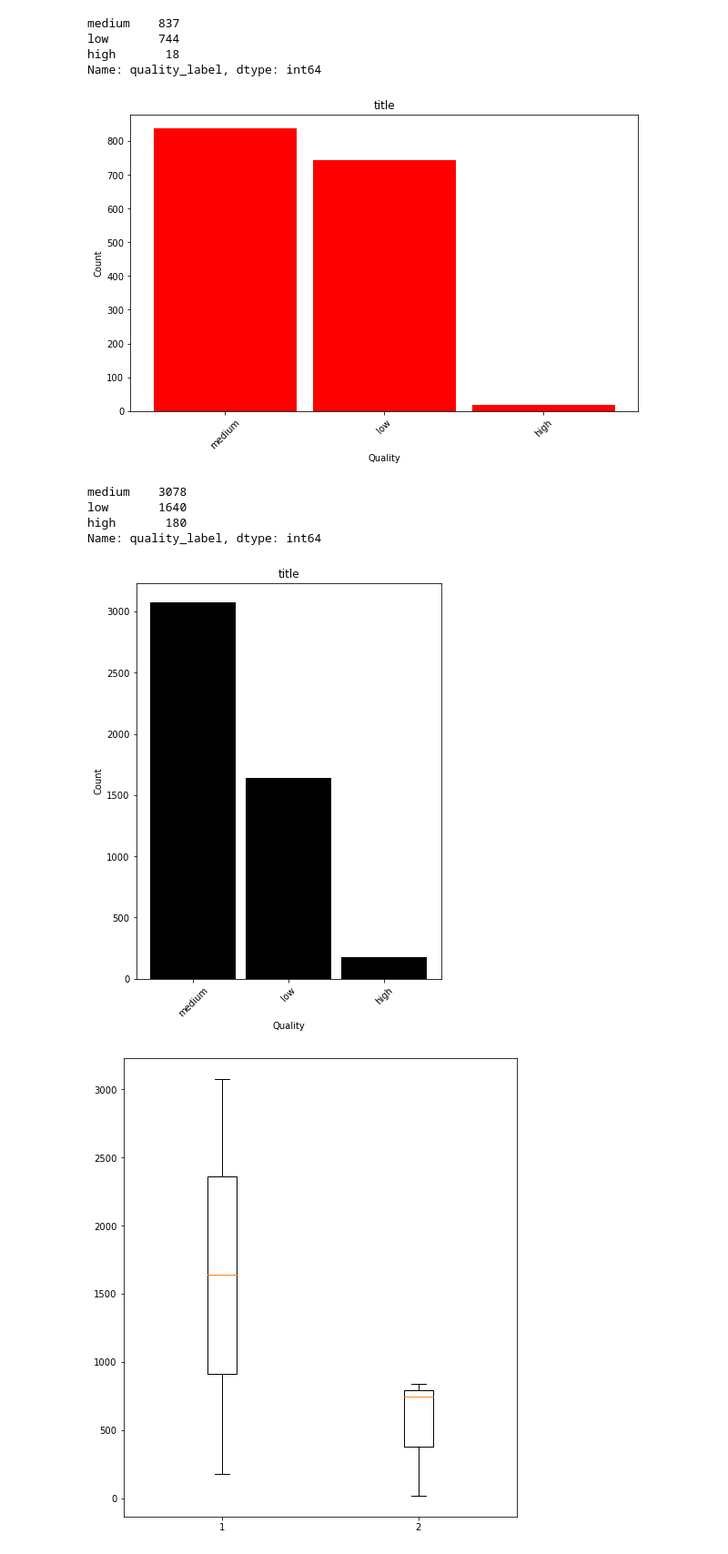
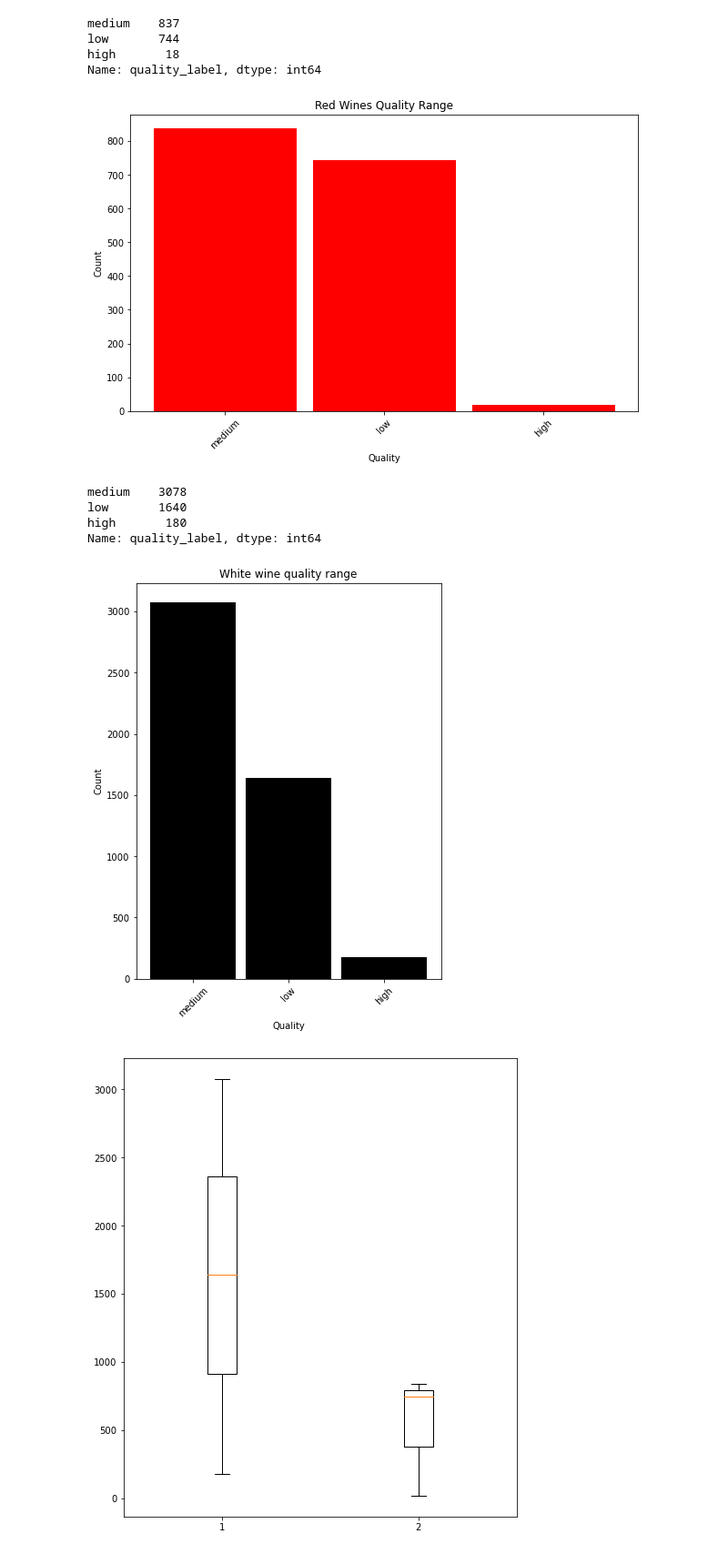
Before and after one commit to movifu1982/EDA---Wine-Project, a Jupyter notebook: EDA.ipynb, the cells around one changed output. Shown at 91% size. Saved outputs shown, nothing was run; the diff lists cells and outputs as text; code cells hidden in the pictures.

```diff
--- a/EDA.ipynb
+++ b/EDA.ipynb
@@ -110,13 +104,13 @@ Name: quality_label, dtype: int64
 
 plt.figure(figsize=(10,6))
 plt.bar(red_comparison.index, red_comparison, width=0.9, color= "red")
-plt.title("title")
+plt.title("Red Wines Quality Range")
 plt.xlabel("Quality")
 plt.ylabel("Count")
 plt.xticks(rotation=45)
 plt.show()
 # %% [output]
-[figure, old version]
+[figure, new version]
 # %%
 #seaborne
 
@@ -132,19 +126,19 @@ Name: quality_label, dtype: int64
 # %%
 #Matplotlib
 
 plt.figure(figsize=(6,8))
 plt.bar(white_comparison.index, white_comparison, width=0.9, color= "black")
 
 
-plt.title("title")
+plt.title("White wine quality range")
 plt.xlabel("Quality")
 plt.ylabel("Count")
 plt.xticks(rotation=45)
 plt.show()
 
 #get the columns in order
 # %% [output]
-[figure, old version]
+[figure, new version]
 # %%
 #seaborne
 
```
Also changed, not shown: parts of 13 cells of this notebook.
